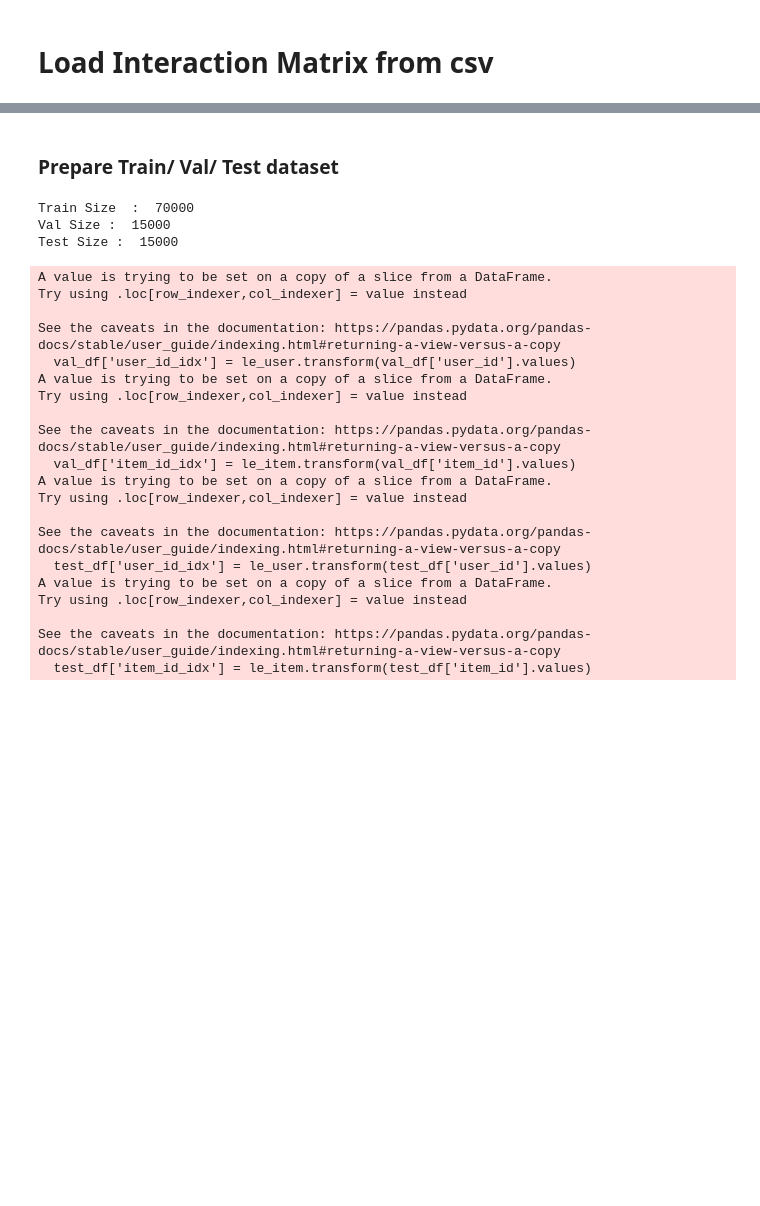
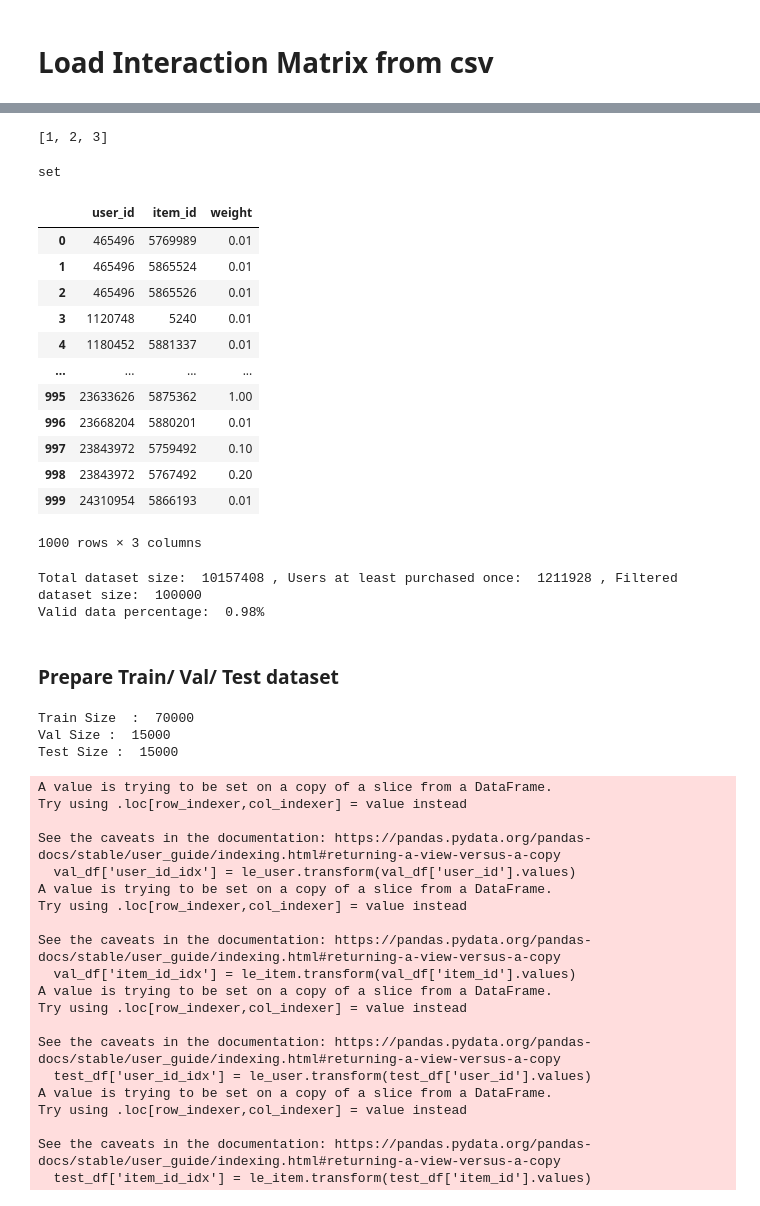
Before and after one commit to happykygo/GNN-eCommerce, a Jupyter notebook: notebooks/LightGCN_model.ipynb, the cells around one changed output, grey strips where cells are left out. Drawn from its saved outputs; the diff is of its cells as text; code cells hidden in the pictures; blank space fills up the shorter version.

```diff
--- a/notebooks/LightGCN_model.ipynb
+++ b/notebooks/LightGCN_model.ipynb
@@ -47,0 +43,3 @@ interaction_matrix = interaction_matrix.rename(columns={"product_id": "item_id"}
+# %%
+im = interaction_matrix[['user_id', 'item_id', 'weight']].copy()
+len(im)
@@ -47,0 +70,25 @@ interaction_matrix = interaction_matrix.rename(columns={"product_id": "item_id"}
+# %%
+list(neg_list)
+# %% [output]
+[1, 2, 3]
+# %%
+type(neg_list)
+# %% [output]
+set
+# %%
+ying = im.head(1000)
+ying
+# %% [output]
+|  | user_id | item_id | weight |
+| 0 | 465496 | 5769989 | 0.01 |
+| 1 | 465496 | 5865524 | 0.01 |
+| 2 | 465496 | 5865526 | 0.01 |
+| 3 | 1120748 | 5240 | 0.01 |
+| 4 | 1180452 | 5881337 | 0.01 |
+| ... | ... | ... | ... |
+| 995 | 23633626 | 5875362 | 1.00 |
+| 996 | 23668204 | 5880201 | 0.01 |
+| 997 | 23843972 | 5759492 | 0.10 |
+| 998 | 23843972 | 5767492 | 0.20 |
+| 999 | 24310954 | 5866193 | 0.01 |
+1000 rows × 3 columns
@@ -50,0 +101,6 @@ mini_im = mini_im.sample(100000, random_state=1)  #100000
+# %%
+print('Total dataset size: ', len(im), ', Users at least purchased once: ', len(u_id_filter), ', Filtered dataset size: ', len(mini_im))
+print('Valid data percentage: ', f'{len(mini_im)/len(im):.2%}')
+# %% [output]
+Total dataset size:  10157408 , Users at least purchased once:  1211928 , Filtered dataset size:  100000
+Valid data percentage:  0.98%
```
Also changed, not shown: parts of 25 cells of this notebook, 1 other file.
